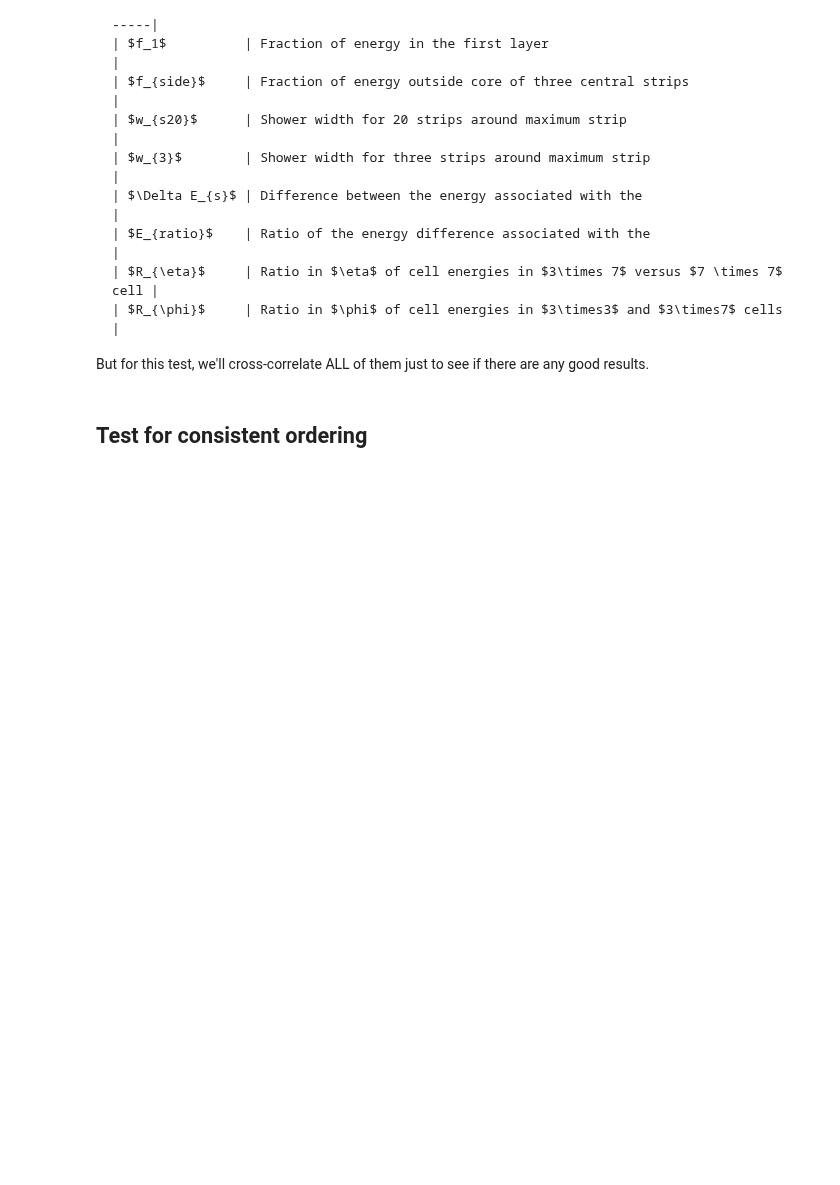
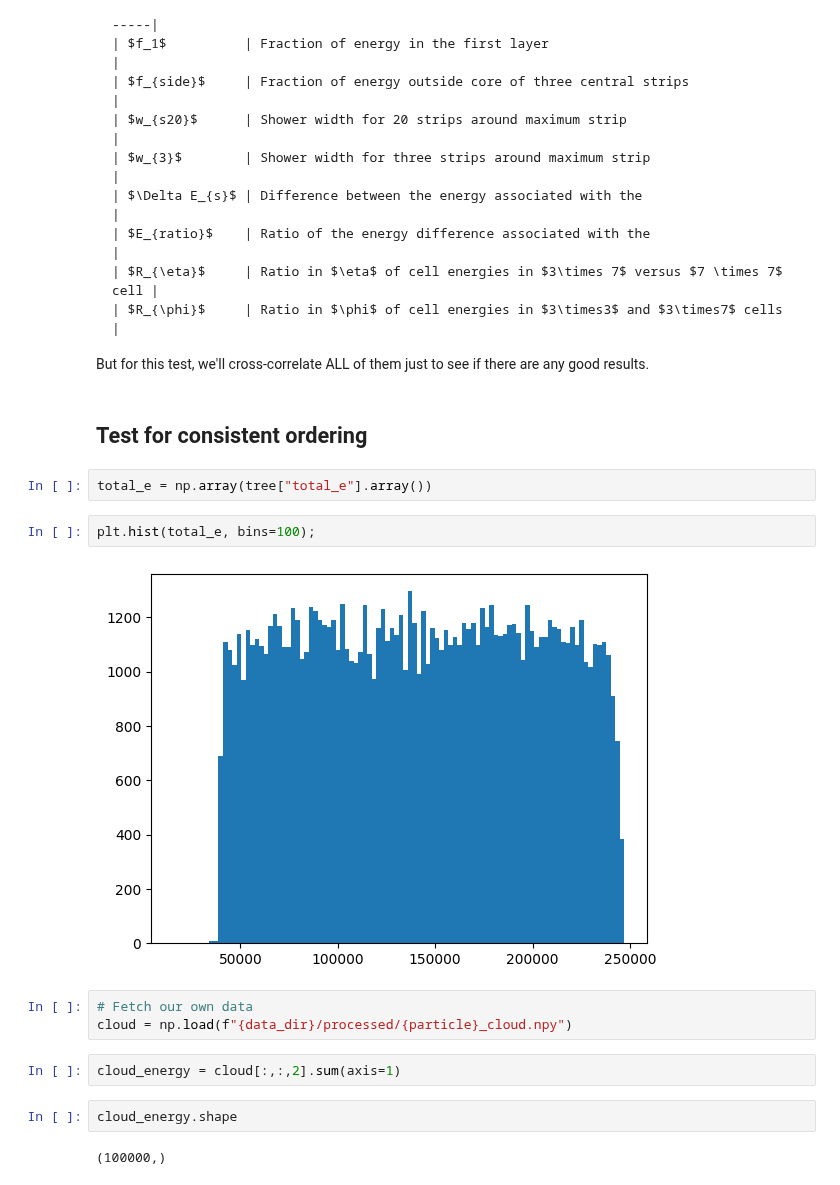
Before and after one commit to womogenes/photon-jet, a Jupyter notebook: final_evaluate/pfn_feature_analysis/bdt_feature_export.ipynb, the cells around one changed output. Cells and saved outputs as stored; diff of their text form; blank space fills up the shorter version.

```diff
--- a/final_evaluate/pfn_feature_analysis/bdt_feature_export.ipynb
+++ b/final_evaluate/pfn_feature_analysis/bdt_feature_export.ipynb
@@ -70,3 +71,18 @@ Features that we're actually using:
 But for this test, we'll cross-correlate ALL of them just to see if there are any good results.
 # %% [markdown]
 ## Test for consistent ordering
+# %%
+total_e = np.array(tree["total_e"].array())
+# %%
+plt.hist(total_e, bins=100);
+# %% [output]
+[figure, added]
+# %%
+# Fetch our own data
+cloud = np.load(f"{data_dir}/processed/{particle}_cloud.npy")
+# %%
+cloud_energy = cloud[:,:,2].sum(axis=1)
+# %%
+cloud_energy.shape
+# %% [output]
+(100000,)
```
Also changed, not shown: parts of 3 cells of this notebook, 3 other files.
